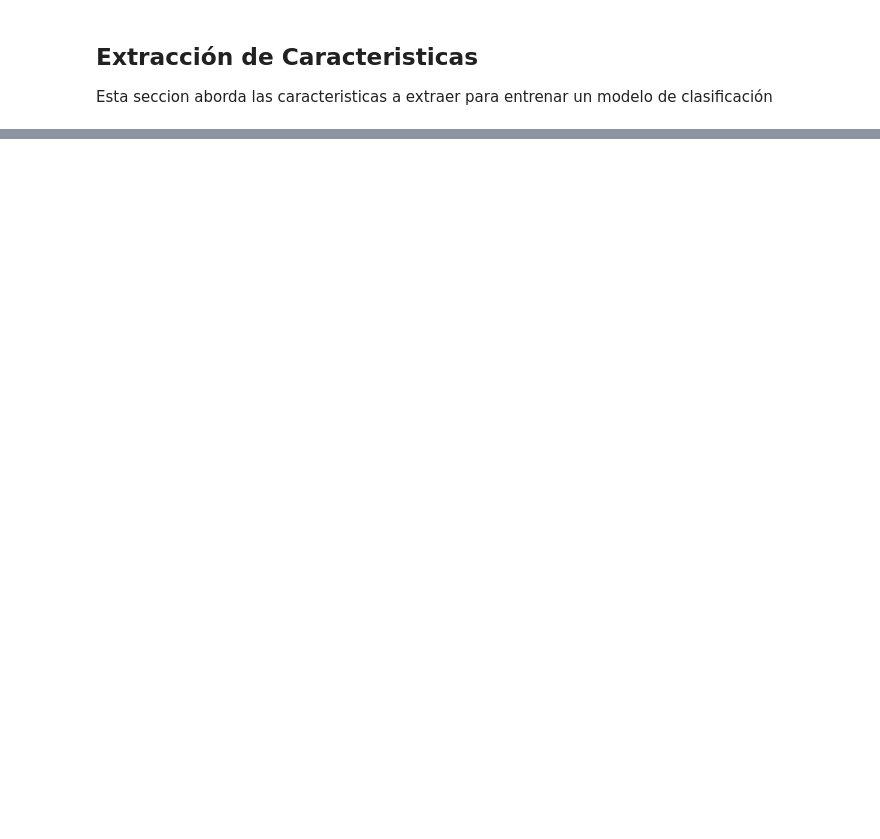
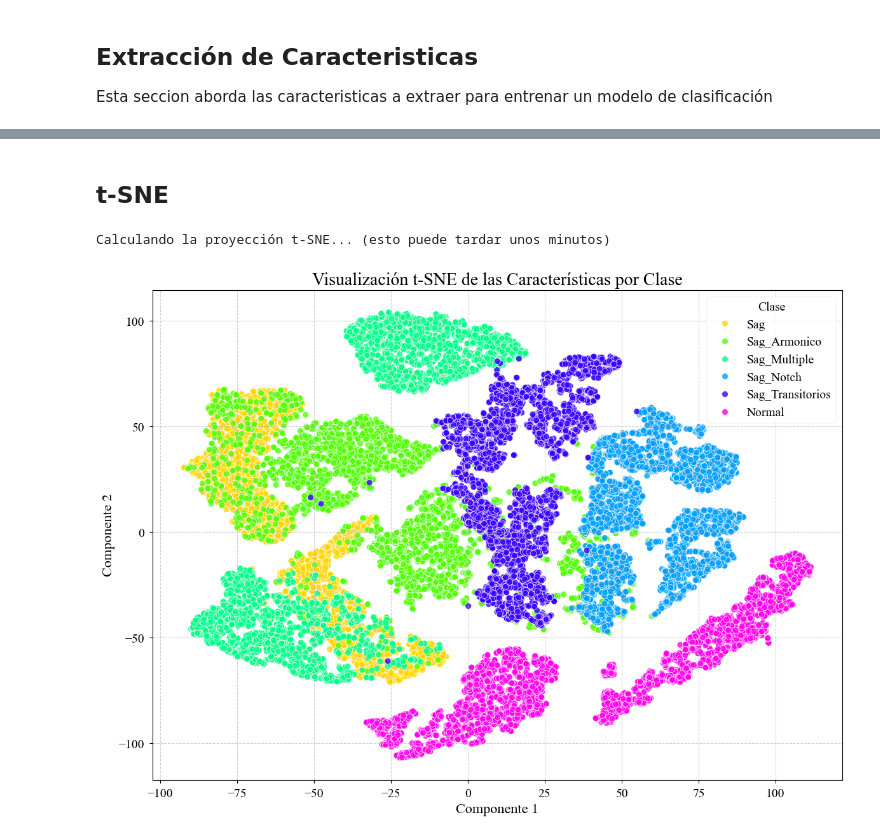
Before and after one commit to SGOLDYT/Power-Quality, a Jupyter notebook: Caracteristicas/caracteristicas.ipynb, the cells around one changed output, grey strips where cells are left out. Drawn from its saved outputs; the diff is of its cells as text; code cells hidden in the pictures; blank space fills up the shorter version.

```diff
--- a/Caracteristicas/caracteristicas.ipynb
+++ b/Caracteristicas/caracteristicas.ipynb
@@ -794,0 +249,62 @@ Sag_Transitorios       0.99      1.00      0.99      1025
+# %% [markdown]
+## t-SNE
+# %%
+import pandas as pd
+import seaborn as sns
+import matplotlib.pyplot as plt
+from sklearn.manifold import TSNE
+from sklearn.preprocessing import StandardScaler
+
+def _setup_academic_style():
+    plt.style.use('seaborn-v0_8-paper')
+    plt.rcParams.update({
+        'font.family': 'serif', 'font.serif': ['Times New Roman'],
+        'mathtext.fontset': 'stix', 'font.size': 14,
+        'axes.labelsize': 16, 'axes.titlesize': 18,
+        'xtick.labelsize': 14, 'ytick.labelsize': 14,
+        'legend.fontsize': 14, 'figure.figsize': (10, 6),
+        'lines.linewidth': 2
+    })
+
+# Preparamos los datos
+data_path = r'C:\Users\Juan_Saa\Documents\Juan_Saa\Proyecto_Grado\Power-Quality\Caracteristicas\Dataset_Final_Generado\Dataset_Caracteristicas_Final.csv'
+df = pd.read_csv(data_path)
+X = df.drop(columns=['etiqueta', 'columna_origen', 'duracion_muestras'])
+y = df['etiqueta']
+
+# Es importante escalar los datos antes de t-SNE
+scaler = StandardScaler()
+X_scaled = scaler.fit_transform(X)
+
+print("Calculando la proyección t-SNE... (esto puede tardar unos minutos)")
+
+# --- CORRECCIÓN AQUÍ ---
+tsne = TSNE(n_components=2, random_state=42, perplexity=30, max_iter=1000)
+X_tsne = tsne.fit_transform(X_scaled)
+
+# Crear un DataFrame para la visualización
+tsne_df = pd.DataFrame(data=X_tsne, columns=['Componente 1', 'Componente 2'])
+tsne_df['etiqueta'] = y
+
+# Graficar
+_setup_academic_style()
+plt.figure(figsize=(14, 10))
+sns.scatterplot(
+    x="Componente 1", y="Componente 2",
+    hue="etiqueta",
+    palette=sns.color_palette("hsv", len(df['etiqueta'].unique())),
+    data=tsne_df,
+    legend="full",
+    alpha=0.8,
+    s=50
+)
+plt.title('Visualización t-SNE de las Características por Clase', fontsize=20)
+plt.xlabel('Componente 1', fontsize=16)
+plt.ylabel('Componente 2', fontsize=16)
+plt.grid(True, linestyle='--', alpha=0.6)
+plt.legend(title='Clase')
+# plt.savefig("tsne_visualization.svg", format='svg', dpi=300) # Descomenta si quieres guardar el archivo
+plt.show()
+# %% [output]
+Calculando la proyección t-SNE... (esto puede tardar unos minutos)
+[figure, added]
```
Also changed, not shown: parts of 10 cells of this notebook, 3 other files.
